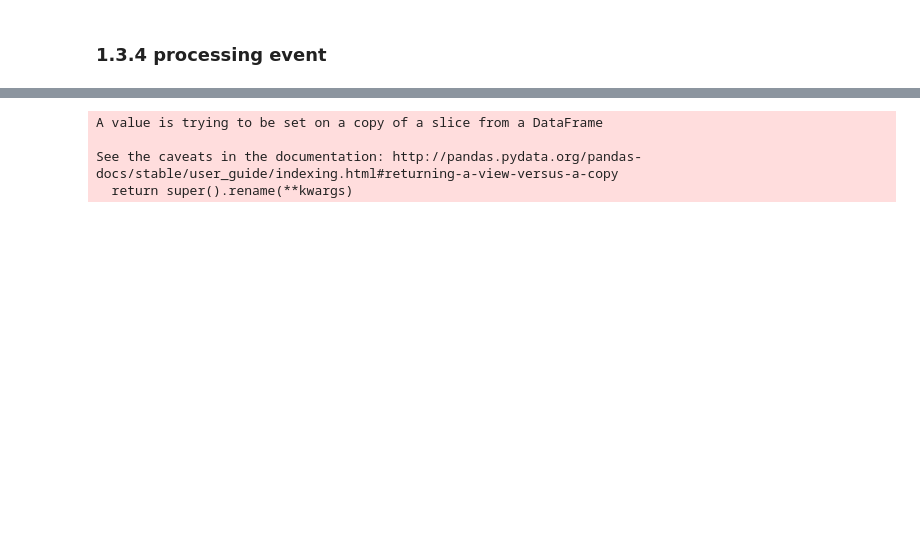
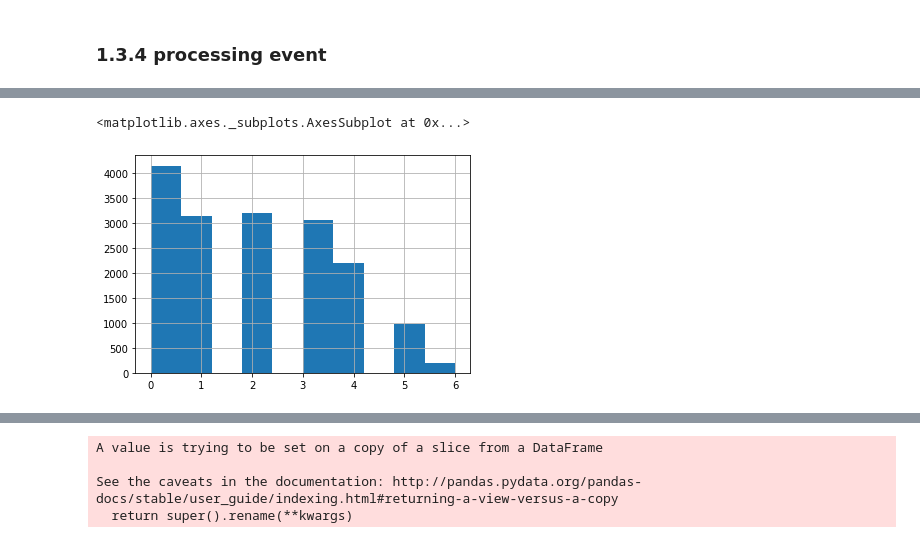
Before and after one commit to rajashekar/starbucks, a Jupyter notebook: Starbucks_Capstone_notebook.ipynb, the cells around one changed output, grey strips where cells are left out. Cells and saved outputs as stored; diff of their text form; code cells hidden in the pictures; blank space fills up the shorter version.

```diff
--- a/Starbucks_Capstone_notebook.ipynb
+++ b/Starbucks_Capstone_notebook.ipynb
@@ -929,0 +1004,2 @@ transcript_conv.drop(['time', 'event', 'value'], axis=1, inplace=True)
+# %%
+final = pd.merge(offer_details, transcript_conv, on='person_id', how='left')
@@ -929,0 +1016,6 @@ transcript_conv.drop(['time', 'event', 'value'], axis=1, inplace=True)
+# %%
+final['offer completed'] = final['offer completed'].fillna(0)
+final['offer completed'].hist()
+# %% [output]
+<matplotlib.axes._subplots.AxesSubplot at 0x...>
+[figure, added]
```
Also changed, not shown: parts of 90 cells of this notebook.
